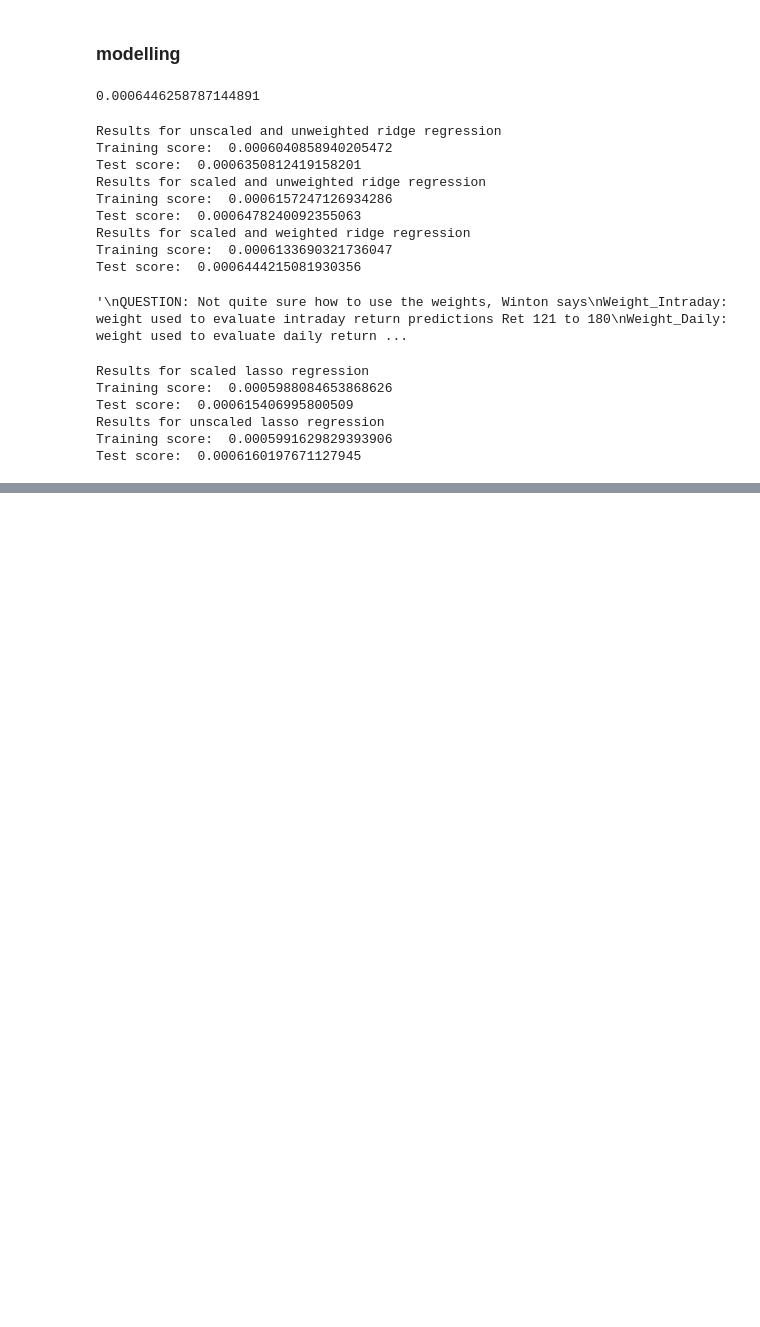
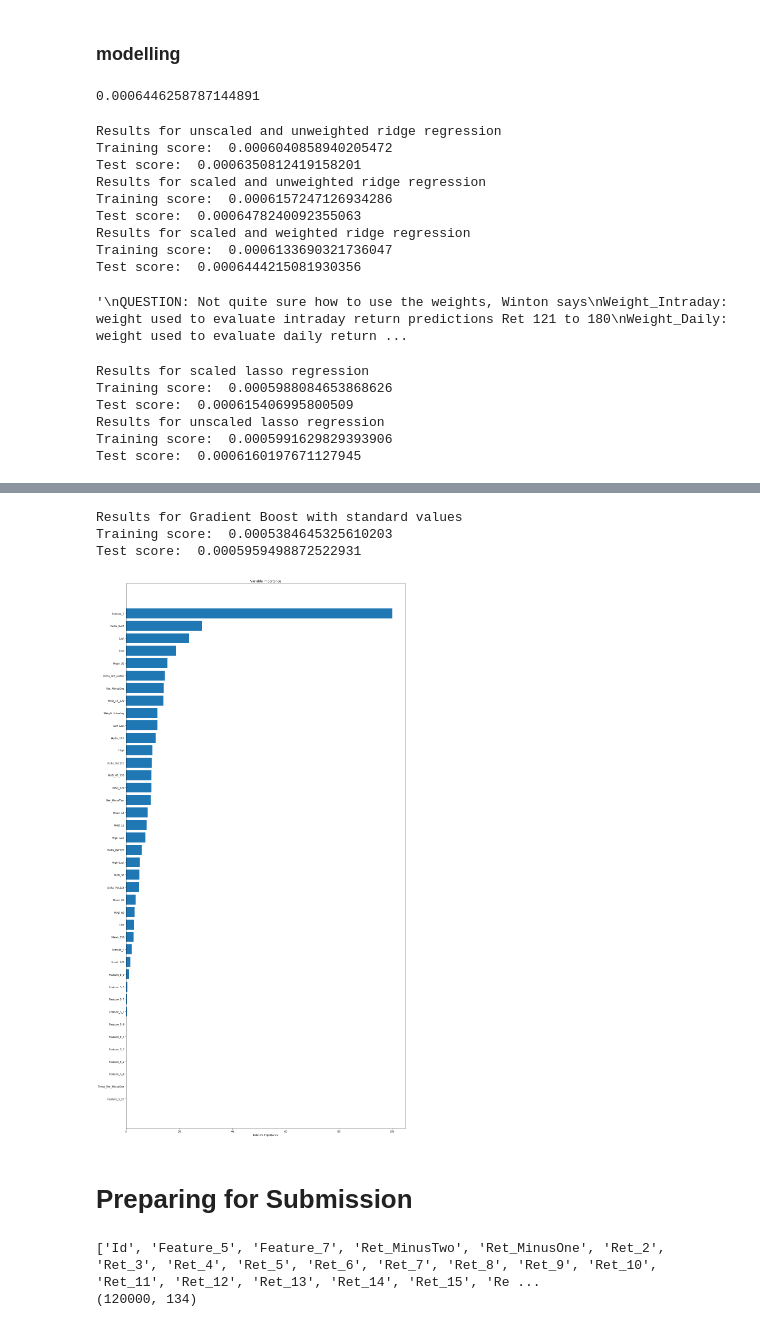
Before and after one commit to mazelbr/ba, a Jupyter notebook: Winton_Minute_Problem.ipynb, the cells around one changed output, grey strips where cells are left out. Drawn from its saved outputs; the diff is of its cells as text; code cells hidden in the pictures; blank space fills up the shorter version.

```diff
--- a/Winton_Minute_Problem.ipynb
+++ b/Winton_Minute_Problem.ipynb
@@ -525,4 +548,6 @@ print("Test score: ",test_score)
 # %%
-### Gradien Boost
+### Gradien Boost  ---> only allows one target value
 from sklearn.ensemble import GradientBoostingRegressor
-gbreg =
+
+gbreg = GradientBoostingRegressor(loss='lad')
+gbreg.fit(X_train, y_train['Ret_121'])
@@ -528,0 +562,50 @@ gbreg =
+# %%
+train_score = mean_absolute_error(gbreg.predict(X_train), y_train['Ret_121'], sample_weight= X_train['Weight_Intraday'])
+test_score = mean_absolute_error(gbreg.predict(X_test), y_test['Ret_121'], sample_weight= X_test['Weight_Intraday'])
+print('Results for Gradient Boost with standard values')
+print("Training score: ",train_score)
+print("Test score: ",test_score)
+# %% [output]
+Results for Gradient Boost with standard values
+Training score:  0.0005384645325610203
+Test score:  0.0005959498872522931
+# %%
+# Plot feature importance
+feature_importance = gbreg.feature_importances_
+# make importances relative to max importance
+feature_importance = 100.0 * (feature_importance / feature_importance.max())
+sorted_idx = np.argsort(feature_importance)
+pos = np.arange(sorted_idx.shape[0]) + .5
+plt.figure(figsize=(20,40))
+plt.barh(pos, feature_importance[sorted_idx], align='center')
+plt.yticks(pos, X_train.columns[sorted_idx])
+plt.xlabel('Relative Importance')
+plt.title('Variable Importance')
+plt.show()
+# %% [output]
+[figure, added]
+# %% [markdown]
+# Preparing for Submission
+# %%
+df_test.shape #147
+cols_to_drop_test = ['Feature_1', 'Feature_2', 'Feature_3', 'Feature_4', 'Feature_6', 'Feature_8', 'Feature_9', 'Feature_10', 'Feature_11', 'Feature_12', 'Feature_13', 'Feature_14', 'Feature_15', 'Feature_16', 'Feature_17', 'Feature_18', 'Feature_19', 'Feature_20', 'Feature_21', 'Feature_22', 'Feature_23', 'Feature_24', 'Feature_25']
+test_raw = df_test.drop(cols_to_drop_test, axis = 'columns')
+df_test.shape #147
+#print(test_raw.columns.tolist())
+
+# encode feature 5
+test_raw.Feature_5 = test_raw.Feature_5.astype(int)
+Feature_5_dummies = pd.get_dummies(test_raw['Feature_5'], prefix  = "Feature_5")
+#print(Feature_5_dummies)
+# merging data
+
+test_raw = pd.concat([test_raw, Feature_5_dummies], axis=1)
+#print(test_raw.columns.tolist())
+test_sort = test_raw.sort_values('Feature_7')
+print(test_sort.shape)
+###Imputation
+test_imp = pd.DataFrame(mean_imputer.transform(test_sort[minute_returns]), columns= minute_returns, index = test_sort.index)
+test = pd.concat([test_sort.drop(minute_returns,axis='columns'), test_imp], axis=1).drop('Id', axis=1)
+# %% [output]
+['Id', 'Feature_5', 'Feature_7', 'Ret_MinusTwo', 'Ret_MinusOne', 'Ret_2', 'Ret_3', 'Ret_4', 'Ret_5', 'Ret_6', 'Ret_7', 'Ret_8', 'Ret_9', 'Ret_10', 'Ret_11', 'Ret_12', 'Ret_13', 'Ret_14', 'Ret_15', 'Re ...
+(120000, 134)
```
Also changed, not shown: parts of 10 cells of this notebook.
